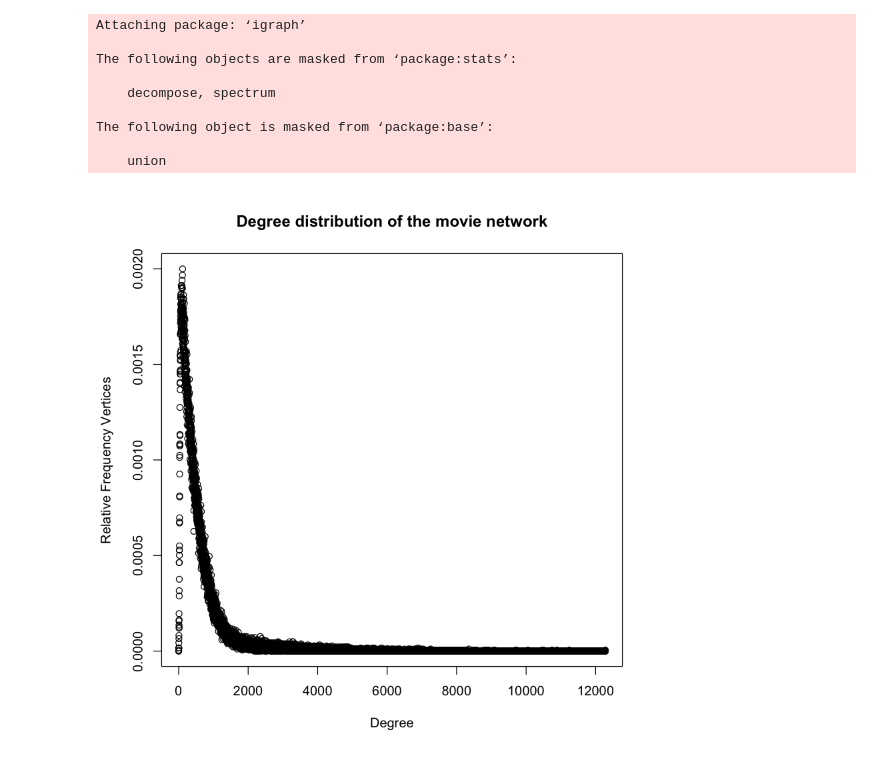
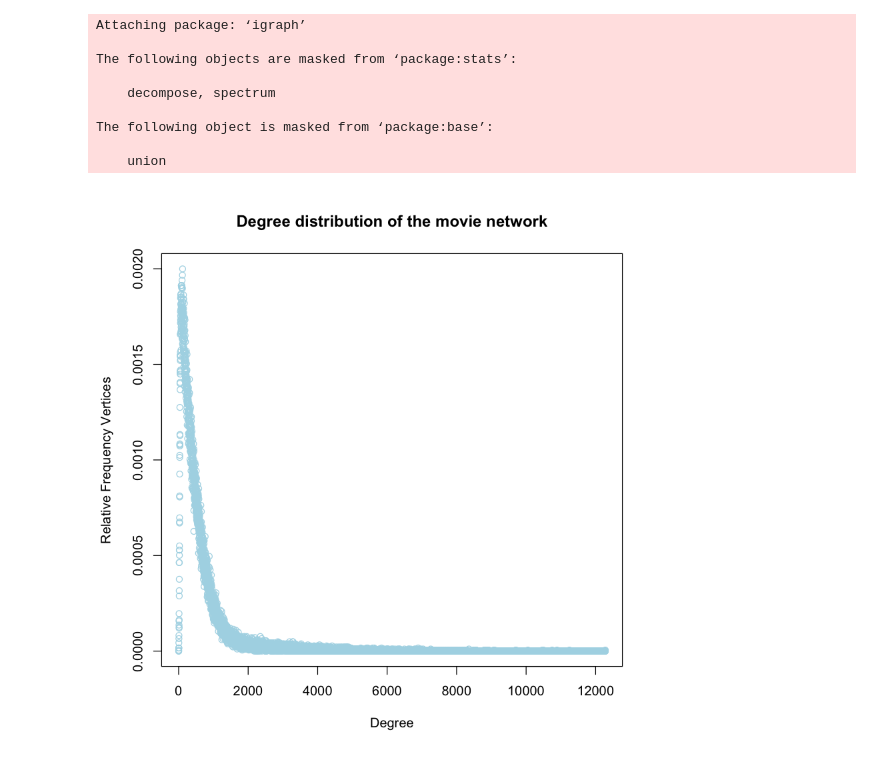
Before and after one commit to nsnguyen/ECE-232E, a Jupyter notebook: project_5/q_6.ipynb, the cells around one changed output. Saved outputs shown, nothing was run; the diff lists cells and outputs as text; code cells hidden in the pictures.

```diff
--- a/project_5/q_6.ipynb
+++ b/project_5/q_6.ipynb
@@ -18,10 +18,11 @@ weighted_movie_g = read_graph("project4_data/q6_movies_weighted.txt",format="nco
 # %%
 unique_degrees = unique(sort(degree(weighted_movie_g)))
 if (unique_degrees[1]!=0) {
     unique_degrees = seq(0,max(unique_degrees))
 }
 dd = degree_distribution(weighted_movie_g)
 
-plot(unique_degrees, dd, main="Degree distribution of the movie network", xlab="Degree", ylab="Relative Frequency Vertices")
+plot(unique_degrees, dd, col="lightblue",
+     main="Degree distribution of the movie network", xlab="Degree", ylab="Relative Frequency Vertices")
 # %% [output]
-[figure, old version]
+[figure, new version]
```
Also changed, not shown: 6 other files.
